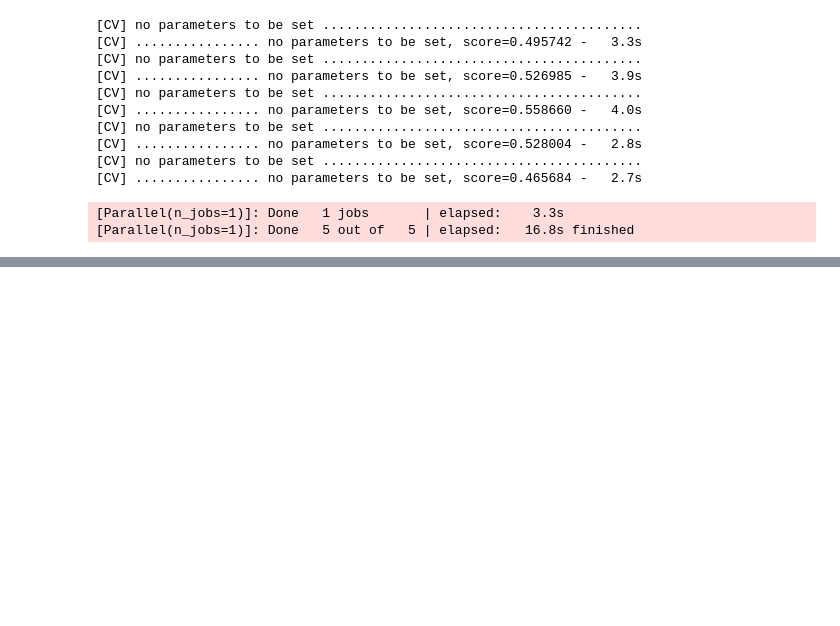
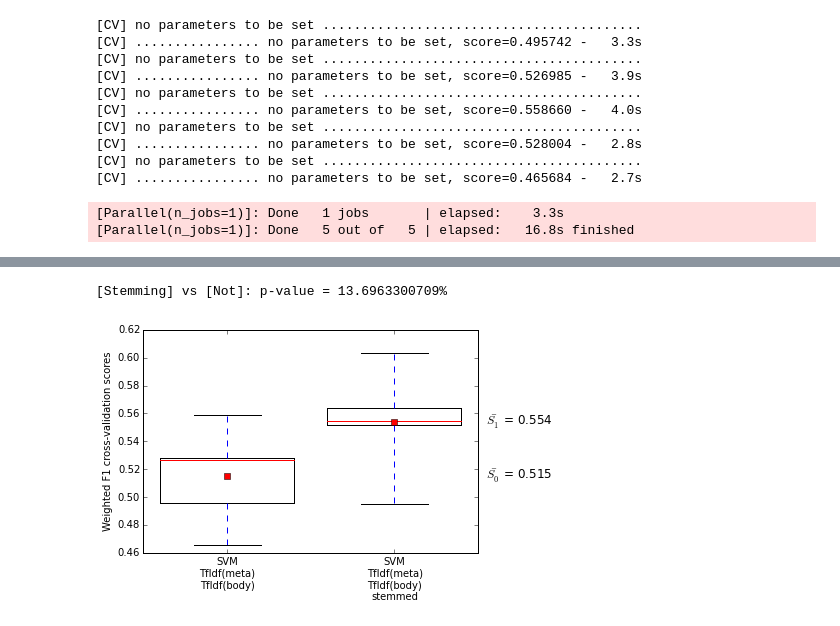
Before and after one commit to comp6028team17/gensim_testing, a Jupyter notebook: boxplots.ipynb, the cells around one changed output, grey strips where cells are left out. Saved outputs shown, nothing was run; the diff lists cells and outputs as text; code cells hidden in the pictures; blank space fills up the shorter version.

```diff
--- a/boxplots.ipynb
+++ b/boxplots.ipynb
@@ -199,0 +185,7 @@ Signifiance p-value = 13%
+# %%
+makeboxplot([score_s, score_u], [clf_s, clf_u], )
+print_pvalue(["Stemming", "Not"], [score_s, score_u])
+plt.savefig('box_stemming.pdf', bbox_inches='tight')
+# %% [output]
+[Stemming] vs [Not]: p-value = 13.6963300709%
+[figure, added]
```
Also changed, not shown: parts of 13 cells of this notebook, 5 other files.
